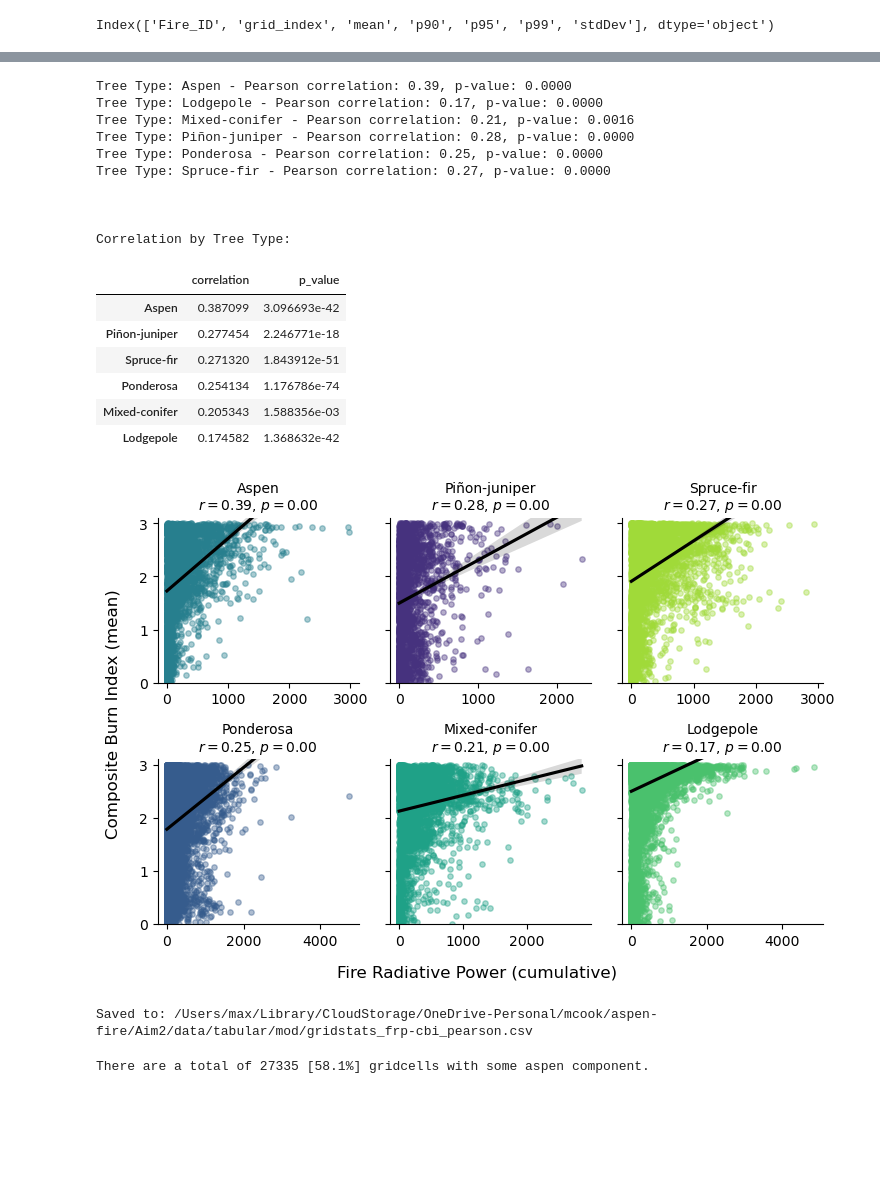
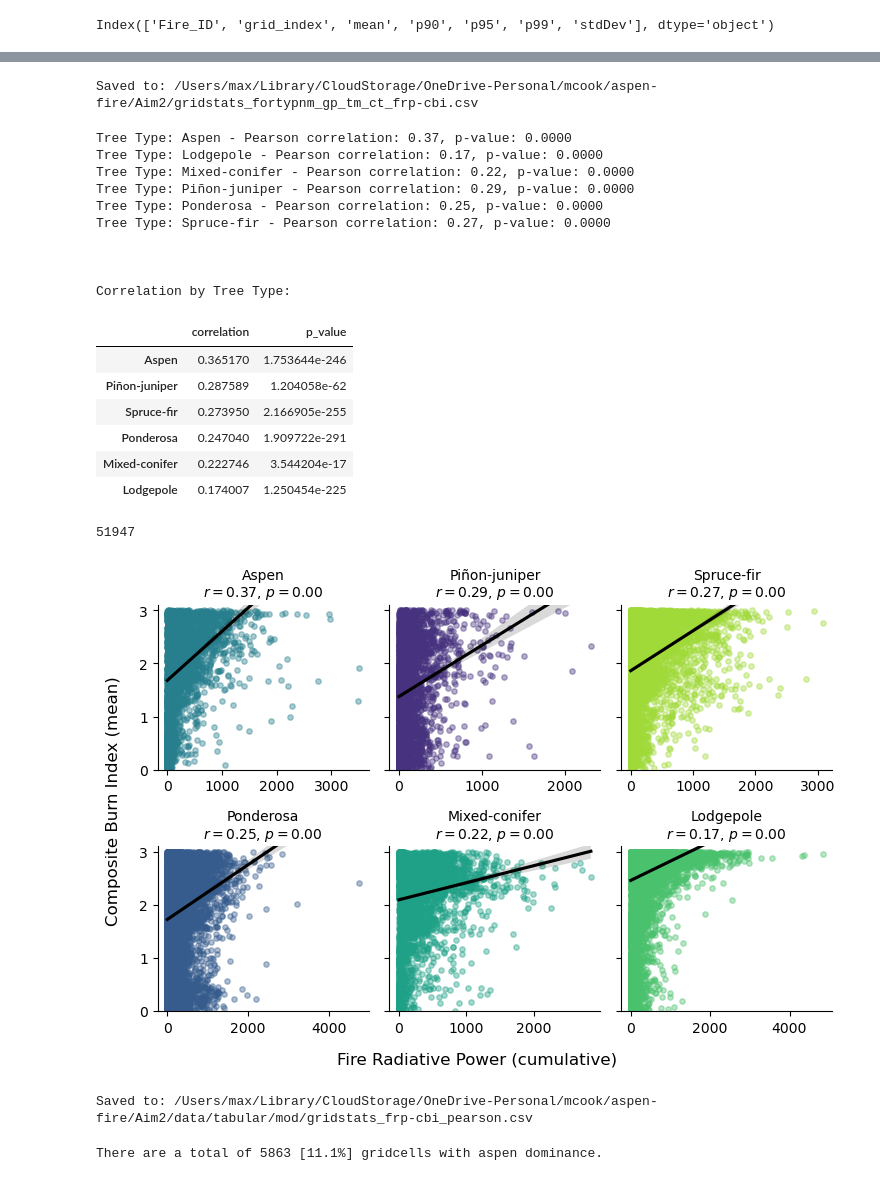
Before and after one commit to natshoff/aspen-fire-fork, a Jupyter notebook: Aim2/code/Python/05b_FRP-CBIbc.ipynb, the cells around one changed output, grey strips where cells are left out. Cells and saved outputs as stored; diff of their text form; code cells hidden in the pictures; blank space fills up the shorter version.

```diff
--- a/Aim2/code/Python/05b_FRP-CBIbc.ipynb
+++ b/Aim2/code/Python/05b_FRP-CBIbc.ipynb
@@ -26,7 +26,7 @@ print("Ready to go !")
 # %% [output]
 Ready to go !
 # %%
-fp = os.path.join(projdir,'data/tabular/mod/viirs_snpp_jpss1_gridstats_fortypnm_gp_frp.csv')
+fp = os.path.join(projdir,'data/tabular/mod/gridstats_fortypnm_gp_tm_ct.csv')
 tm = pd.read_csv(fp)
 tm.drop(columns=['Unnamed: 0'], inplace=True)
 tm.columns
@@ -59,6 +55,7 @@ for col in cols:
     sev.rename(columns={col: new_name}, inplace=True)
 sev.drop(columns=['Fire_ID'], inplace=True)
 # merge the dataframes
-tm_sev = tm.merge(sev, on='grid_index', how='inner')
-tm_sev[['grid_index','frp_max_day','CBIbc_mean','CBIbc_p90']].head()
+tm_sev = tm.merge(sev, on='grid_index', how='left')
+tm_sev[['grid_index','fortypnm_gp','species_gp_n','frp_max_day','CBIbc_mean',
+        'CBIbc_p95','sp_abundance_ld','sp_dominance_ld']].head()
 # %% [output]
@@ -86,7 +68,7 @@ print(tm_sev_d['fortypnm_gp'].unique())
 # %%
 # Plot FRP by dominant forest type
 # create a dataframe with dominance (>90% of the same species)
-dom = tm_sev_forest[tm_sev_forest['pct_cover'] > 80]
+dom = tm_sev[tm_sev['fortyp_pct'] > 80]
 # Find the median and sort the forest types by FRP
 med = dom.groupby('fortypnm_gp')['CBIbc_p95'].median().sort_values(ascending=False)
 ordered = med.index.tolist()
@@ -133,0 +142,7 @@ Index(['grid_index', 'grid_area', 'afd_count', 'unique_days', 'overlap',
+# %%
+# save the table out
+out_fp = os.path.join(projdir, 'gridstats_fortypnm_gp_tm_ct_frp-cbi.csv')
+tm_sev.to_csv(out_fp)
+print(f"Saved to: {out_fp}")
+# %% [output]
+Saved to: /Users/max/Library/CloudStorage/OneDrive-Personal/mcook/aspen-fire/Aim2/gridstats_fortypnm_gp_tm_ct_frp-cbi.csv
@@ -150,10 +167,10 @@ print("\nCorrelation by Tree Type:\n")
 cor_df = cor_df.sort_values('correlation', ascending=False)
 cor_df.head(6)
 # %% [output]
-Tree Type: Aspen - Pearson correlation: 0.39, p-value: 0.0000
+Tree Type: Aspen - Pearson correlation: 0.37, p-value: 0.0000
 Tree Type: Lodgepole - Pearson correlation: 0.17, p-value: 0.0000
-Tree Type: Mixed-conifer - Pearson correlation: 0.21, p-value: 0.0016
-Tree Type: Piñon-juniper - Pearson correlation: 0.28, p-value: 0.0000
+Tree Type: Mixed-conifer - Pearson correlation: 0.22, p-value: 0.0000
+Tree Type: Piñon-juniper - Pearson correlation: 0.29, p-value: 0.0000
 Tree Type: Ponderosa - Pearson correlation: 0.25, p-value: 0.0000
 Tree Type: Spruce-fir - Pearson correlation: 0.27, p-value: 0.0000
 
@@ -161,46 +178,51 @@ Tree Type: Spruce-fir - Pearson correlation: 0.27, p-value: 0.0000
 
 Correlation by Tree Type:
 |  | correlation | p_value |
-| Aspen | 0.387099 | 3.096693e-42 |
-| Piñon-juniper | 0.277454 | 2.246771e-18 |
-| Spruce-fir | 0.271320 | 1.843912e-51 |
-| Ponderosa | 0.254134 | 1.176786e-74 |
-| Mixed-conifer | 0.205343 | 1.588356e-03 |
-| Lodgepole | 0.174582 | 1.368632e-42 |
+| Aspen | 0.365170 | 1.753644e-246 |
+| Piñon-juniper | 0.287589 | 1.204058e-62 |
+| Spruce-fir | 0.273950 | 2.166905e-255 |
+| Ponderosa | 0.247040 | 1.909722e-291 |
+| Mixed-conifer | 0.222746 | 3.544204e-17 |
+| Lodgepole | 0.174007 | 1.250454e-225 |
 # %%
-df = tm_sev_d.copy()
+df = tm_sev.copy()
 df = df[df['frp_csum'] > 0]
 df = df[df['CBIbc_p95'] > 0]
+
+# keep only one row per
+df = df.drop_duplicates(subset=['grid_index','fortypnm_gp'])
+print(len(df))
 
 sorted_species = sorted(cors.keys(), key=lambda x: abs(cors[x][0]), reverse=True)
 
 g = sns.lmplot(
     data=df, x='frp_csum', y='CBIbc_p95', hue='fortypnm_gp', col='fortypnm_gp',
     col_wrap=3, height=2, aspect=1.2, scatter_kws={'alpha':0.4,'s': 15}, line_kws={'color':'black'},
     sharey=True, sharex=False, col_order=sorted_species, palette='viridis'
 )
 
 # Adjust the titles to remove the "species_name = " prefix
 for ax in g.axes.flat:
     ax.set_ylim(0, df['CBIbc_p95'].max()+0.1)  # Set the y-axis limit from 0 to 4
 
     species_name = ax.get_title().replace('fortypnm_gp = ', '')
     corr, p_value = cors.get(species_name, (None, None))
 
     # Set title with correlation coefficient
     ax.set_title(f"{species_name}\n$r={corr:.2f}$, $p={p_value:.2f}$", fontsize=10)
 
 g.set_axis_labels('', '')
 g.fig.text(0.5, -0.015, 'Fire Radiative Power (cumulative)', ha='center', va='center', fontsize=12)
 g.fig.text(0.015, 0.85, 'Composite Burn Index (mean)', ha='center', va='center', rotation='vertical', fontsize=12)
 g.fig.set_size_inches(7.5, 3)  # Set figure dimensions
 plt.subplots_adjust(top=1.5)  # Adjust subplot spacing
 
 plt.savefig(os.path.join(projdir,'figures/FigureX_FORTYPNMGP-FRP-CBIbc.png'), dpi=150, bbox_inches='tight')
 
 plt.show()
 # %% [output]
+51947
-[figure, old version]
+[figure, new version]
 # %%
 out_fp = os.path.join(projdir, 'data/tabular/mod/gridstats_frp-cbi_pearson.csv')
 cor_df.to_csv(out_fp)
@@ -210,13 +232,13 @@ Saved to: /Users/max/Library/CloudStorage/OneDrive-Personal/mcook/aspen-fire/Aim
 # %%
 # get aspen grids (any aspen component)
 # get gridcells with at least some aspen
-aspen_idx = tm_sev_forest[tm_sev_forest['fortypnm_gp'] == 'Aspen']['grid_index'].unique() # list of grid indices
-grid_aspen = tm_sev_forest[tm_sev_forest['grid_index'].isin(aspen_idx)]
+aspen_idx = tm_sev[tm_sev['fortypnm_gp'] == 'Aspen']['grid_index'].unique() # list of grid indices
+grid_aspen = tm_sev[tm_sev['grid_index'].isin(aspen_idx)]
 # check how many aspen gridcells there are
 n_aspen = len(grid_aspen['grid_index'].unique())
-print(f"There are a total of {n_aspen} [{round(n_aspen/len(tm_sev_forest['grid_index'].unique())*100,1)}%] gridcells with some aspen component.")
+print(f"There are a total of {n_aspen} [{round(n_aspen/len(tm_sev['grid_index'].unique())*100,1)}%] gridcells with aspen dominance.")
 # %% [output]
-There are a total of 27335 [58.1%] gridcells with some aspen component.
+There are a total of 5863 [11.1%] gridcells with aspen dominance.
 # %%
 # create bins for species composition
 bins = np.linspace(0, 100, 6) # 20% intervals
```
Also changed, not shown: parts of 13 cells of this notebook, 19 other files.
